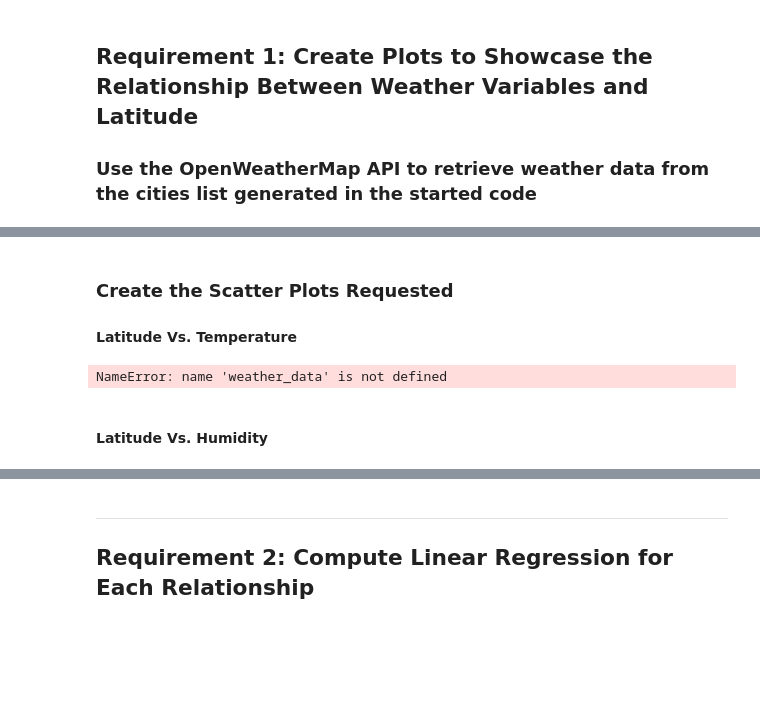
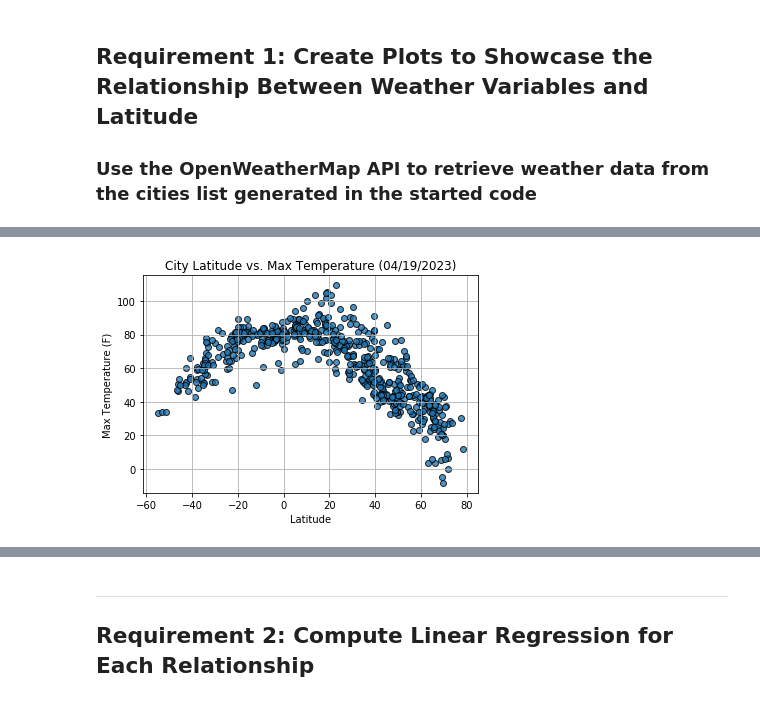
Before and after one commit to FarrukhSultani/Python_API_Challenge, a Jupyter notebook: WeatherPy/WeatherPy.ipynb, the cells around one changed output, grey strips where cells are left out. Cells and saved outputs as stored; diff of their text form; code cells hidden in the pictures; blank space fills up the shorter version.

Commit message:
Final code for WeatherPy

```diff
--- a/WeatherPy/WeatherPy.ipynb
+++ b/WeatherPy/WeatherPy.ipynb
@@ -38,8 +36,8 @@ lat_range = (-90, 90)
 lng_range = (-180, 180)
 
 # Create a set of random lat and lng combinations
-lats = np.random.uniform(lat_range[0], lat_range[1], size=1500)
-lngs = np.random.uniform(lng_range[0], lng_range[1], size=1500)
+lats = np.random.uniform(lat_range[0], lat_range[1], size=2500)
+lngs = np.random.uniform(lng_range[0], lng_range[1], size=2500)
 lat_lngs = zip(lats, lngs)
 
 # Identify nearest city for each lat, lng combination
@@ -50,5 +48,9 @@ for lat_lng in lat_lngs:
     if city not in cities:
         cities.append(city)
 
+    # Stop the loop once we have 623 unique cities
+    if len(cities) == 623:
+        break
+
 # Print the city count to confirm sufficient count
 print(f"Number of cities in the list: {len(cities)}")
@@ -150,32 +164,19 @@ city_data_df.to_csv("output_data/cities.csv", index_label="City_ID")
-# %%
-# Read saved data
-city_data_df = pd.read_csv("output_data/cities.csv", index_col="City_ID")
-
-# Display sample data
-city_data_df.head()
-# %% [markdown]
-### Create the Scatter Plots Requested
-
-#### Latitude Vs. Temperature
 # %%
 # Build scatter plot for latitude vs. temperature
-plt.scatter(weather_data["Lat"], weather_data["Max Temp"], marker="o", s=10)
+plt.scatter(city_data_df["Lat"], city_data_df["Max Temp"], edgecolors="black", linewidths=1, marker="o", alpha=0.8)
 
 # Incorporate the other graph properties
-plt.title("City Latitude vs. Max Temperature")
-plt.ylabel("Max. Temperature (F)")
+plt.title("City Latitude vs. Max Temperature (04/19/2023)")
+plt.ylabel("Max Temperature (F)")
 plt.xlabel("Latitude")
 plt.grid(True)
-
 
 # Save the figure
 plt.savefig("output_data/Fig1.png")
 
 # Show plot
 plt.show()
 # %% [output]
-NameError: name 'weather_data' is not defined
+[figure, added]
-# %% [markdown]
-#### Latitude Vs. Humidity
 # %%
 # Build the scatter plots for latitude vs. humidity
```
Also changed, not shown: parts of 49 cells of this notebook, 7 other files.
